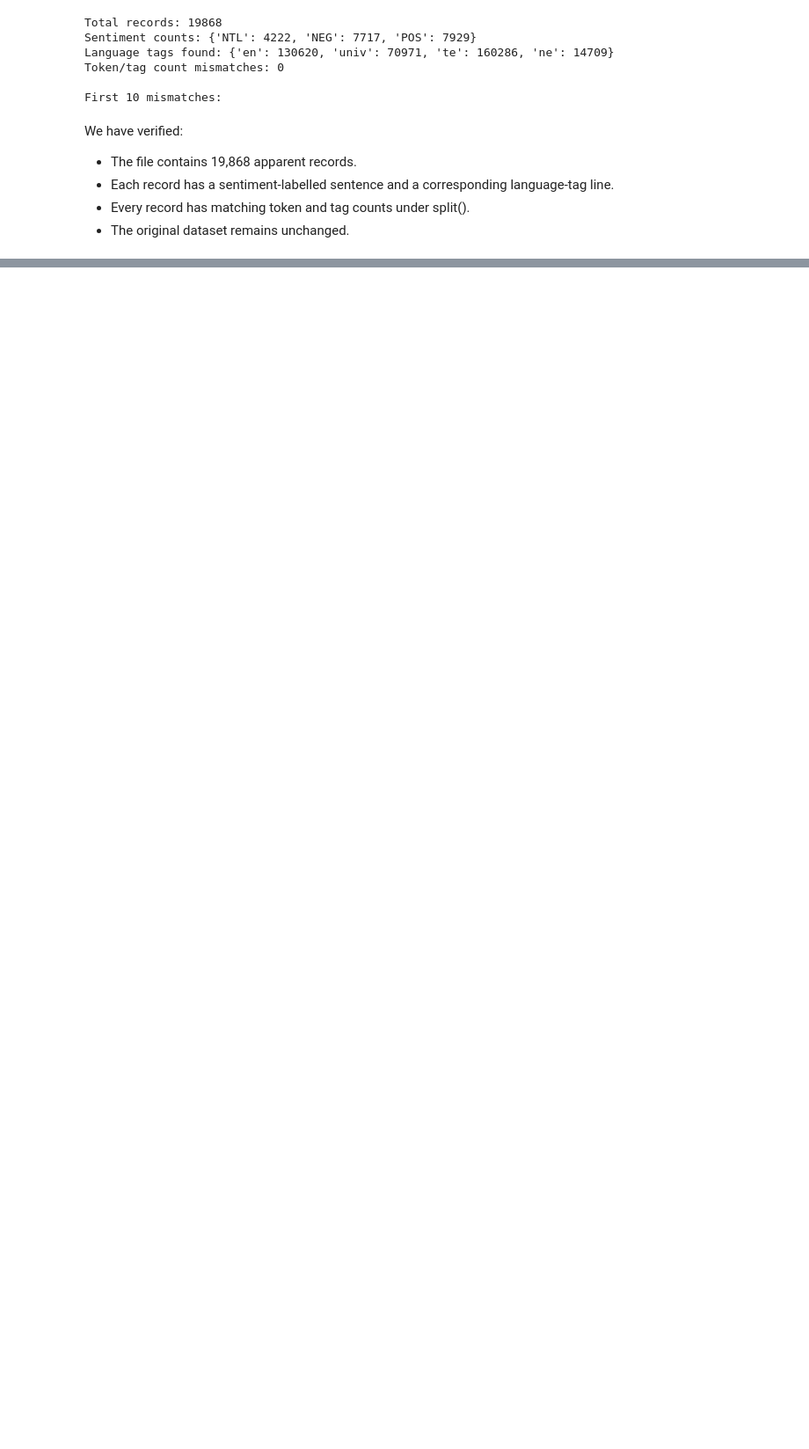
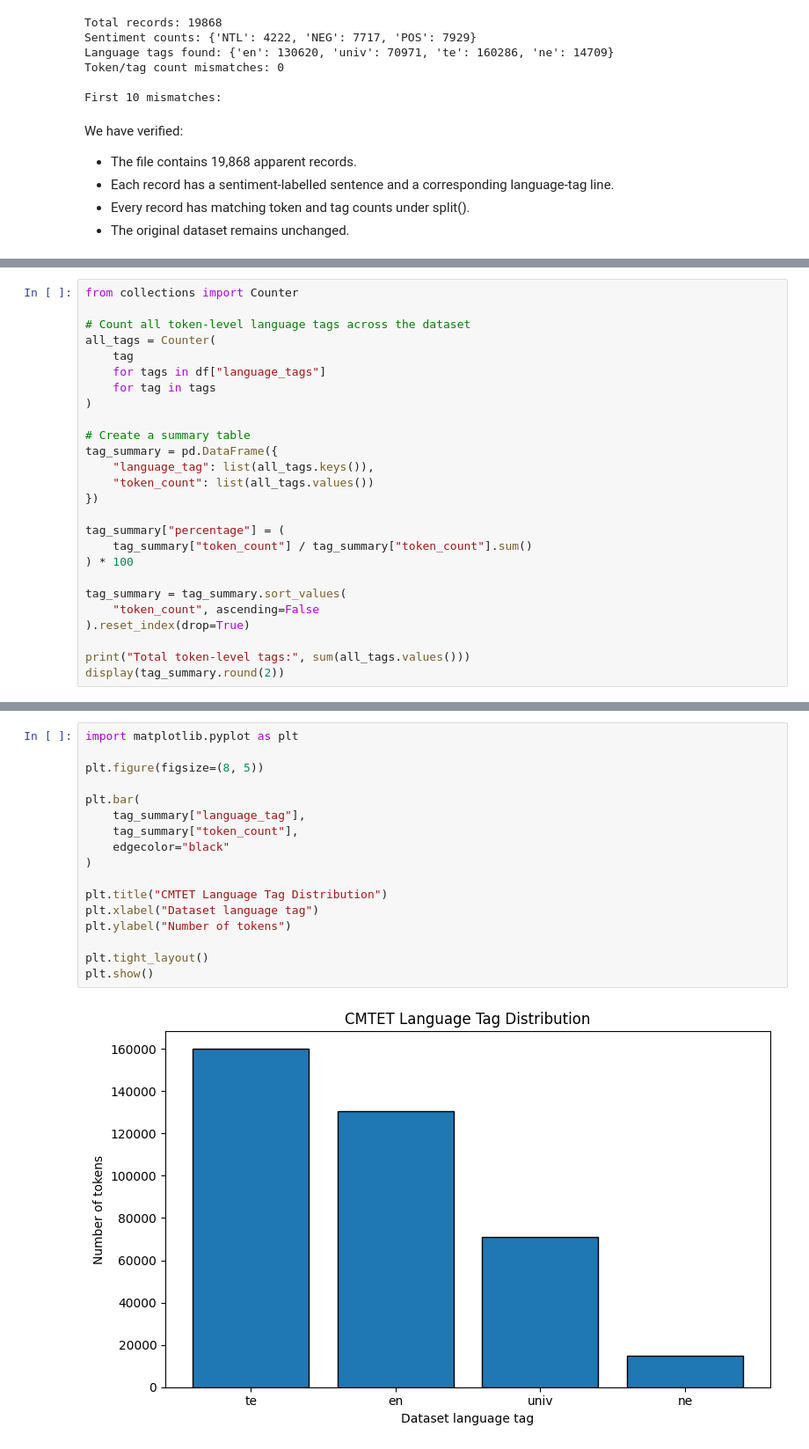
Before and after one commit to rushindrareddyyasa/romanized-telugu-nlp, a Jupyter notebook: notebooks/02_dataset_exploration.ipynb, the cells around one changed output, grey strips where cells are left out. Shown at 88% size. Saved outputs shown, nothing was run; the diff lists cells and outputs as text; blank space fills up the shorter version.

```diff
--- a/notebooks/02_dataset_exploration.ipynb
+++ b/notebooks/02_dataset_exploration.ipynb
@@ -224,0 +563,26 @@ We have verified:
+# %%
+from collections import Counter
+
+# Count all token-level language tags across the dataset
+all_tags = Counter(
+    tag
+    for tags in df["language_tags"]
+    for tag in tags
+)
+
+# Create a summary table
+tag_summary = pd.DataFrame({
+    "language_tag": list(all_tags.keys()),
+    "token_count": list(all_tags.values())
+})
+
+tag_summary["percentage"] = (
+    tag_summary["token_count"] / tag_summary["token_count"].sum()
+) * 100
+
+tag_summary = tag_summary.sort_values(
+    "token_count", ascending=False
+).reset_index(drop=True)
+
+print("Total token-level tags:", sum(all_tags.values()))
+display(tag_summary.round(2))
@@ -224,0 +598,19 @@ We have verified:
+# %%
+import matplotlib.pyplot as plt
+
+plt.figure(figsize=(8, 5))
+
+plt.bar(
+    tag_summary["language_tag"],
+    tag_summary["token_count"],
+    edgecolor="black"
+)
+
+plt.title("CMTET Language Tag Distribution")
+plt.xlabel("Dataset language tag")
+plt.ylabel("Number of tokens")
+
+plt.tight_layout()
+plt.show()
+# %% [output]
+[figure, added]
```
Also changed, not shown: parts of 25 cells of this notebook.
